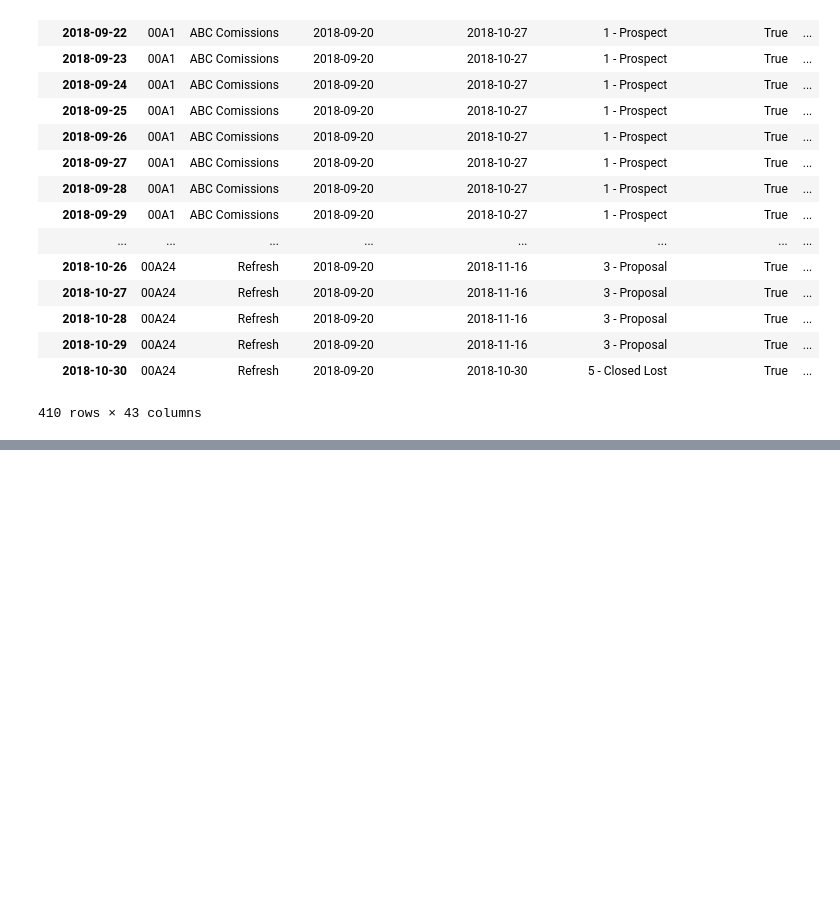
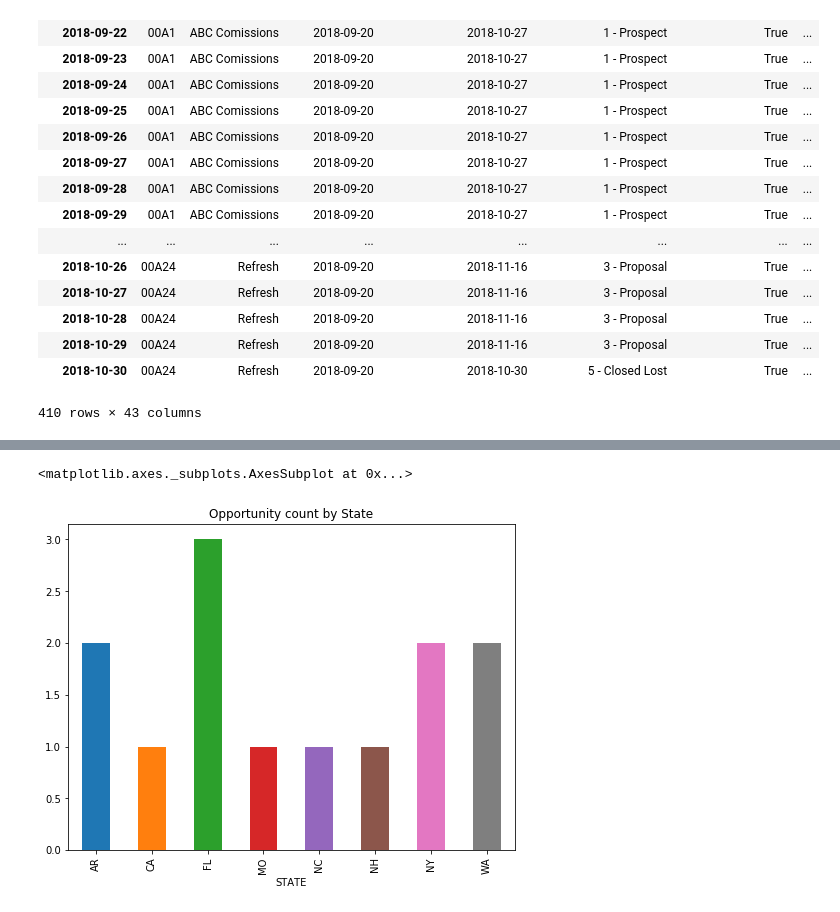
Before and after one commit to AbhiSivasailam/SB, a Jupyter notebook: Opportunity_Scoring.ipynb, the cells around one changed output, grey strips where cells are left out. Saved outputs shown, nothing was run; the diff lists cells and outputs as text; code cells hidden in the pictures; blank space fills up the shorter version.

Commit message:
Modified notebook on 12/8 added plot for the data analysis

```diff
--- a/Opportunity_Scoring.ipynb
+++ b/Opportunity_Scoring.ipynb
@@ -258,0 +306,2 @@ df.drop(columns=['SYSDATE'])
+# %%
+df['DAY_OF_WEEK']=df.index.day_name()
@@ -258,0 +318,4 @@ df.drop(columns=['SYSDATE'])
+# %%
+df['TOTAL_INTERACTION_POST_OPPORTUNITY_WTD'] = df.groupby(df.DAY_OF_WEEK.eq('Saturday').cumsum()).TOTAL_INTERACTION_POST_OPPORTUNITY_DAY.cumsum()
+# %%
+df['TOTAL_INTERACTION_POST_OPPORTUNITY_10DAY'] = df['TOTAL_INTERACTION_POST_OPPORTUNITY_DAY'].rolling(min_periods=1, window=10).sum().astype('int64')
@@ -258,0 +343,12 @@ df.drop(columns=['SYSDATE'])
+# %%
+df_plot_data = df.groupby(['ID']).tail(1)
+df_plot_stage_state = df_plot_data.groupby(['OPPORTUNITYSTATUS', 'STATE']).size().unstack('OPPORTUNITYSTATUS')
+df_plot_state = df_plot_data.groupby(['STATE']).size()
+# %%
+fig_size = plt.rcParams["figure.figsize"]
+fig_size[0] = 8
+fig_size[1] = 6
+df_plot_state.plot(kind='bar', title = 'Opportunity count by State')
+# %% [output]
+<matplotlib.axes._subplots.AxesSubplot at 0x...>
+[figure, added]
```
Also changed, not shown: parts of 14 cells of this notebook.
